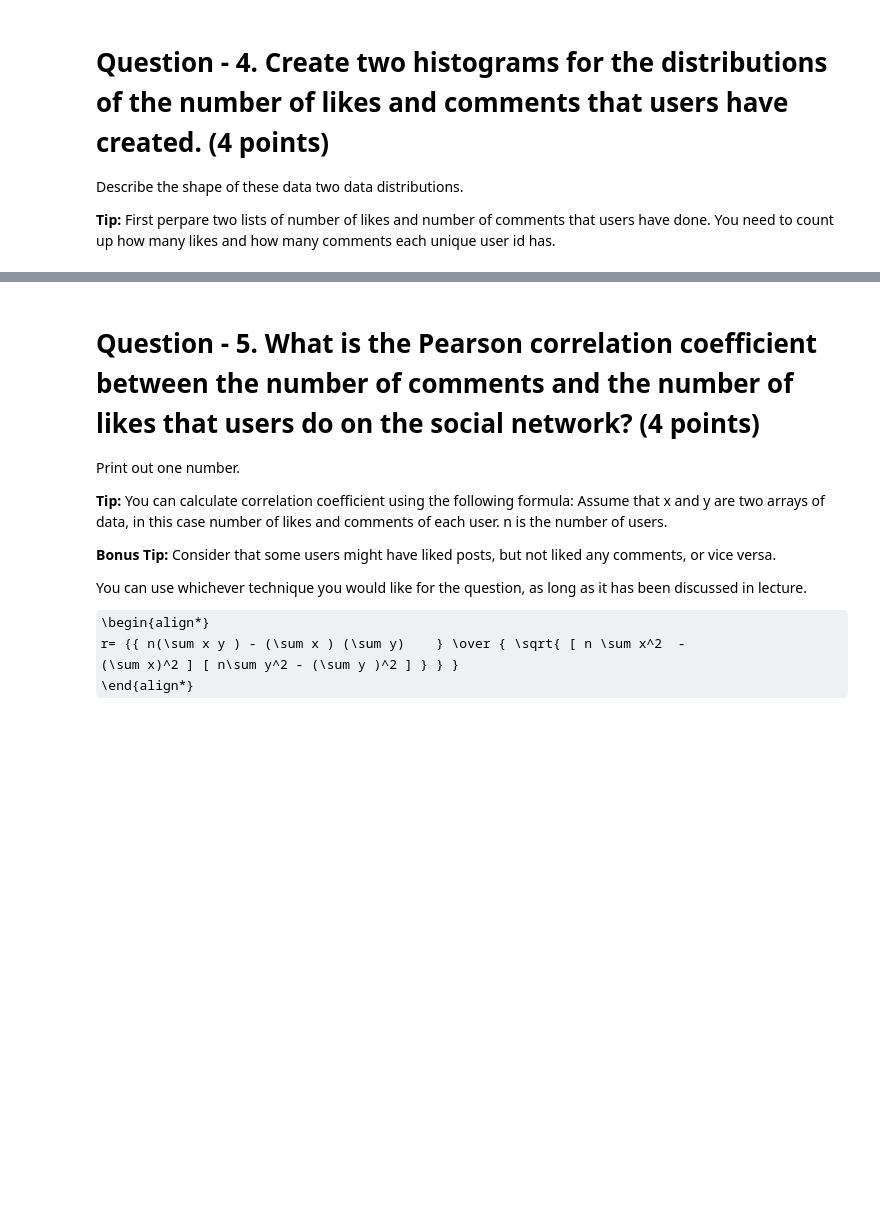
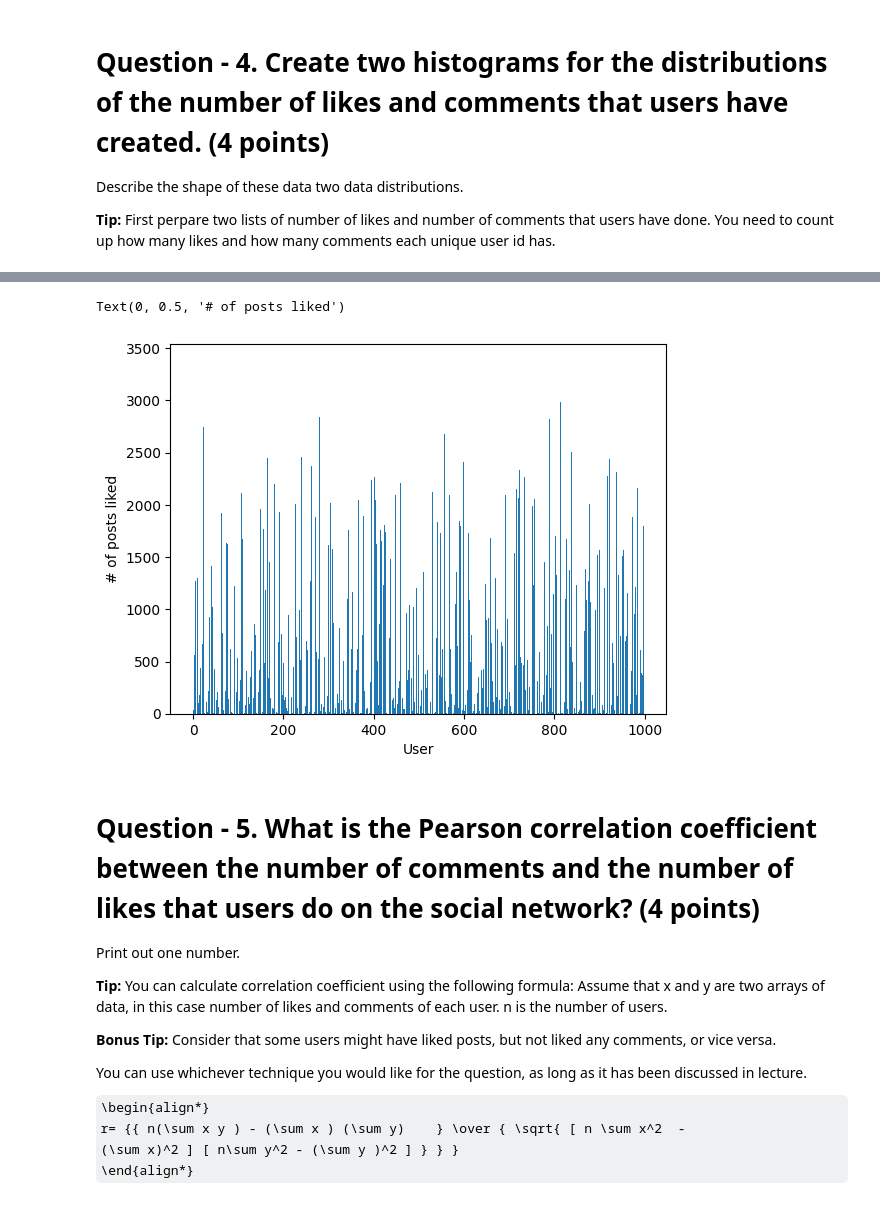
Before and after one commit to BictorFonseca/DataAnalysis, a Jupyter notebook: 329e_HW2 (1).ipynb, the cells around one changed output, grey strips where cells are left out. Cells and saved outputs as stored; diff of their text form; code cells hidden in the pictures; some formulas as TeX source; blank space fills up the shorter version.

```diff
--- a/329e_HW2 (1).ipynb
+++ b/329e_HW2 (1).ipynb
@@ -244,3 +247,12 @@ Describe the shape of these data two data distributions.
+# %%
+# Likes
+likes=person_likes_post.groupby('Person.id')['Post.id'].count()
+plt.bar(likes.index,likes.values)
+plt.xlabel("User")
+plt.ylabel('# of posts liked')
+# %% [output]
+Text(0, 0.5, '# of posts liked')
+[figure, added]
 # %% [markdown]
 # Question - 5. What is the Pearson correlation coefficient between the number of comments and the number of likes that users do on the social network? (4 points)
 
```
Also changed, not shown: parts of 4 cells of this notebook.
